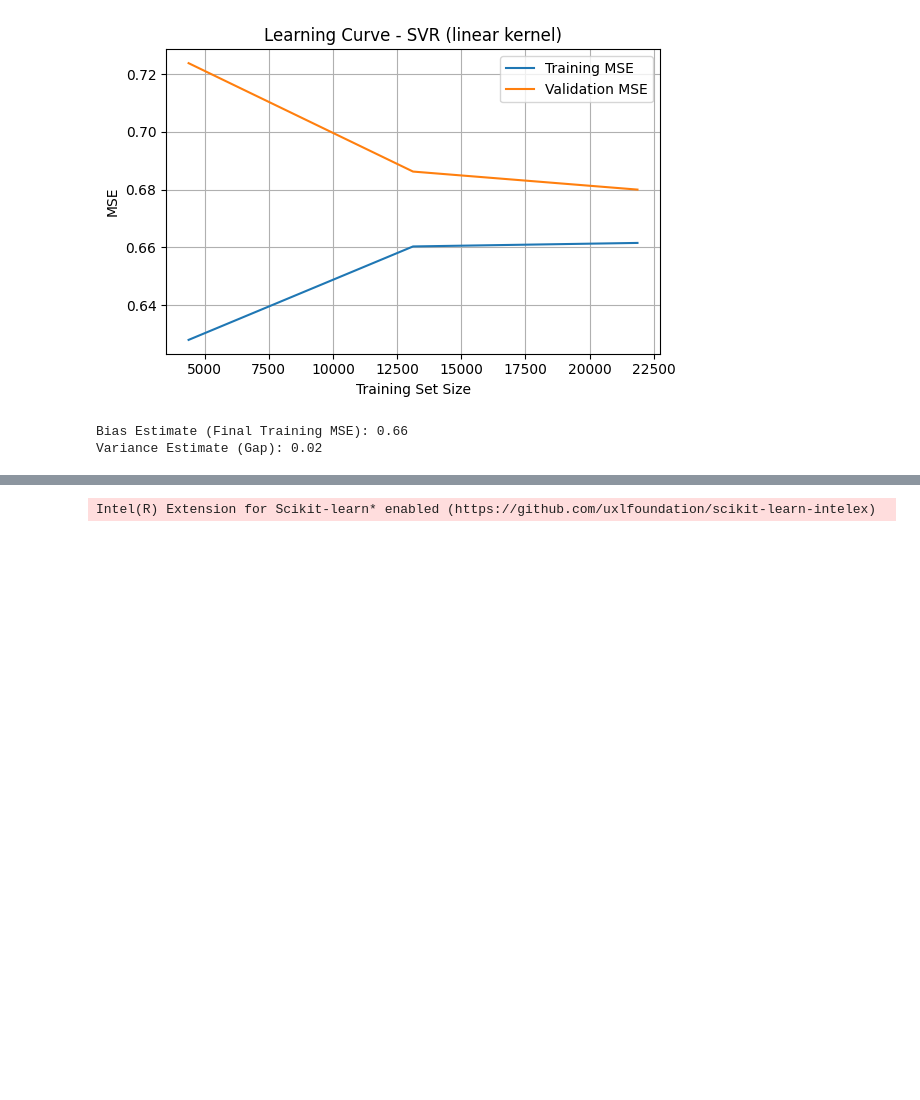
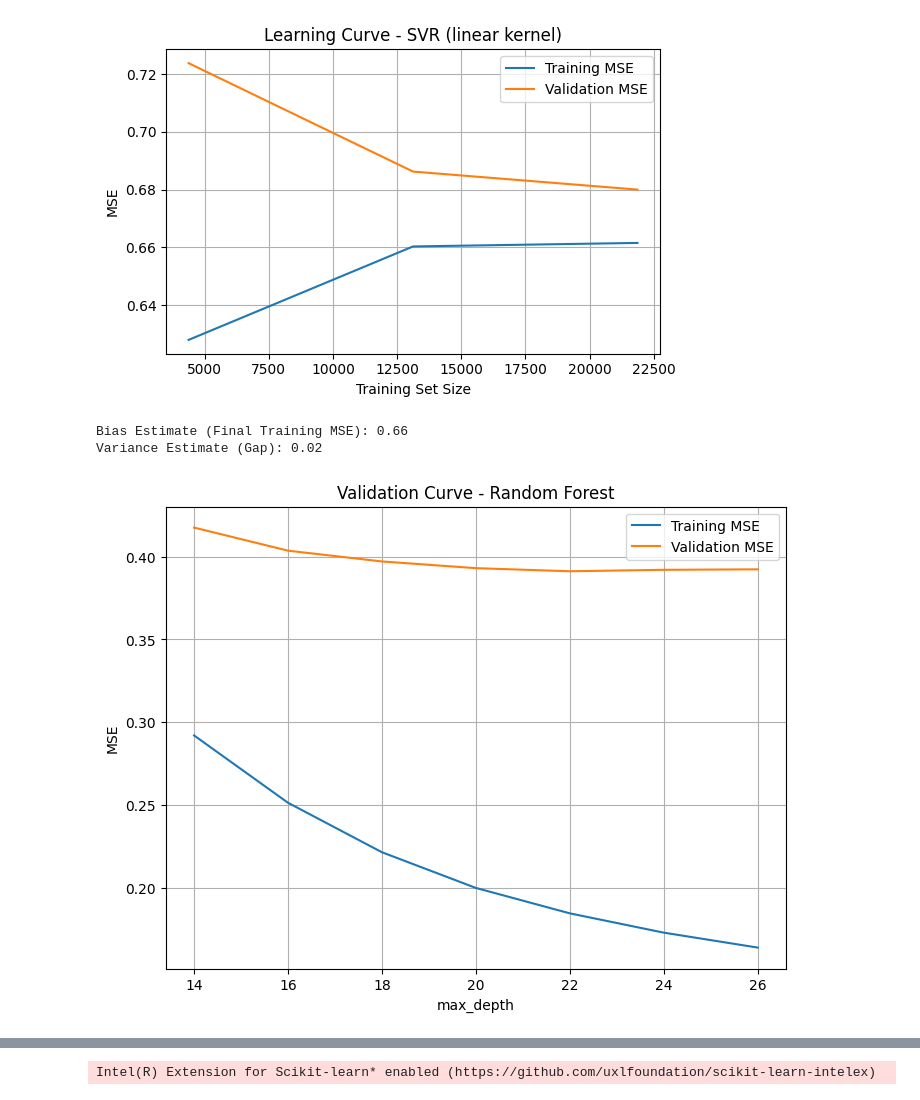
Before and after one commit to parsashu/ML-on-Proteins, a Jupyter notebook: notebooks/3-models.ipynb, the cells around one changed output, grey strips where cells are left out. Drawn from its saved outputs; the diff is of its cells as text; code cells hidden in the pictures; blank space fills up the shorter version.

```diff
--- a/notebooks/3-models.ipynb
+++ b/notebooks/3-models.ipynb
@@ -110,9 +133,11 @@ Bias Estimate (Final Training MSE): 0.66
 Variance Estimate (Gap): 0.02
 # %%
 model_name = "Random Forest"
-model = RandomForestRegressor(n_estimators=30, warm_start=True, random_state=42)
+model = RandomForestRegressor(n_estimators=10, warm_start=True, random_state=42)
 param_name = "max_depth"
-param_range = range(10, 20)
+param_range = [4, 14, 16, 18, 20, 22, 24, 26]
 
 plot_validation_curve(model, param_name, param_range, model_name)
+# %% [output]
+[figure, added]
 # %%
```
Also changed, not shown: parts of 13 cells of this notebook.
